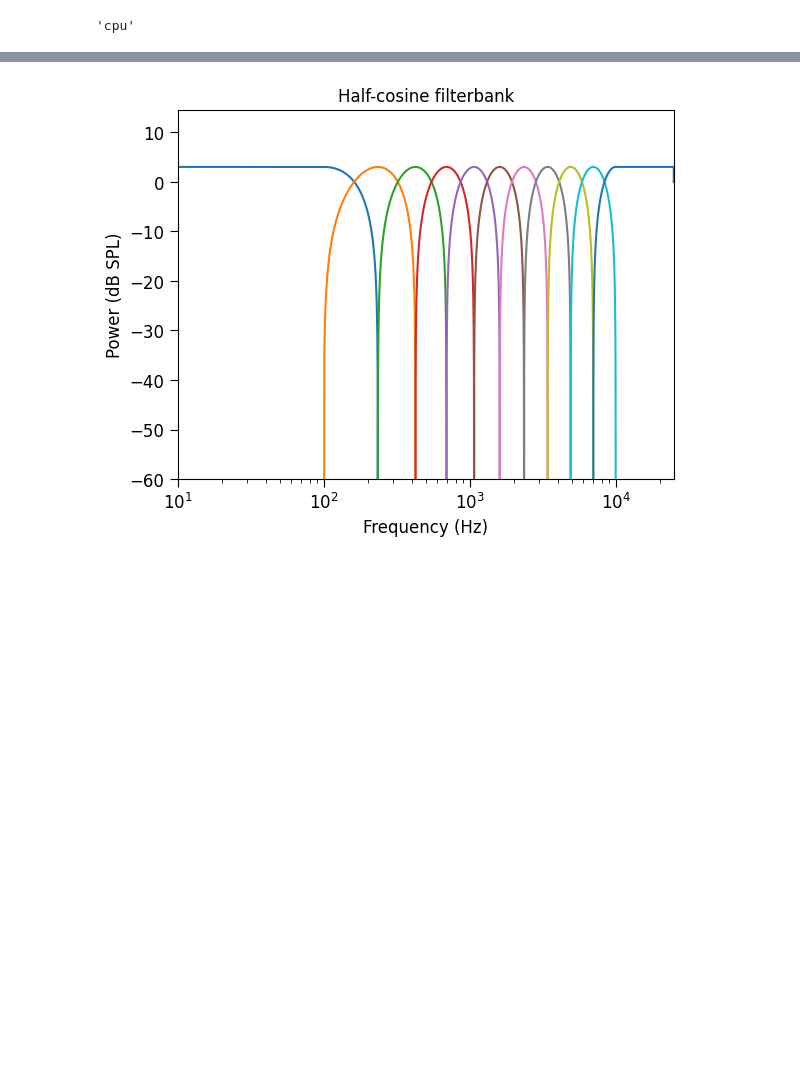
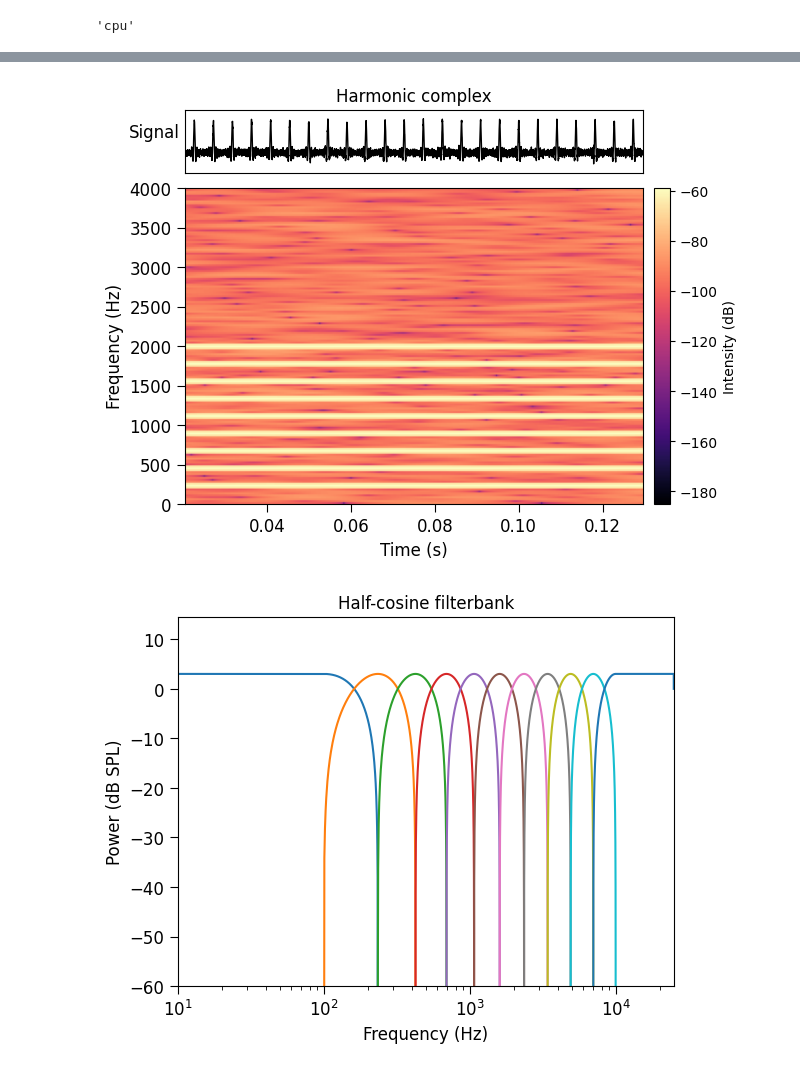
Before and after one commit to msaddler/auditory_model_tutorial, a Jupyter notebook: DEV.ipynb, the cells around one changed output, grey strips where cells are left out. Saved outputs shown, nothing was run; the diff lists cells and outputs as text; code cells hidden in the pictures; blank space fills up the shorter version.

```diff
--- a/DEV.ipynb
+++ b/DEV.ipynb
@@ -22,3 +54,25 @@ device
+# %%
+sr = 50e3
+x = utils.harmonic_complex_tone(
+    sr=sr,
+    dur=0.15,
+    f0=220,
+    phase="cosine",
+    harmonics=np.arange(1, 10),
+)
+x = utils.set_dbspl(x, 60)
+x += utils.set_dbspl(np.random.randn(*x.shape), 45)
+
+utils.make_spectrogram_plot(
+    x,
+    sr,
+    nfft=2048,
+    ylimits=[0, 4e3],
+    str_title="Harmonic complex",
+)
+plt.show()
+# %% [output]
+[figure, added]
 # %%
 sr = 50000
 filterbank = modules.HalfCosineFilterbank(
```
Also changed, not shown: parts of 9 cells of this notebook, 1 other file.
